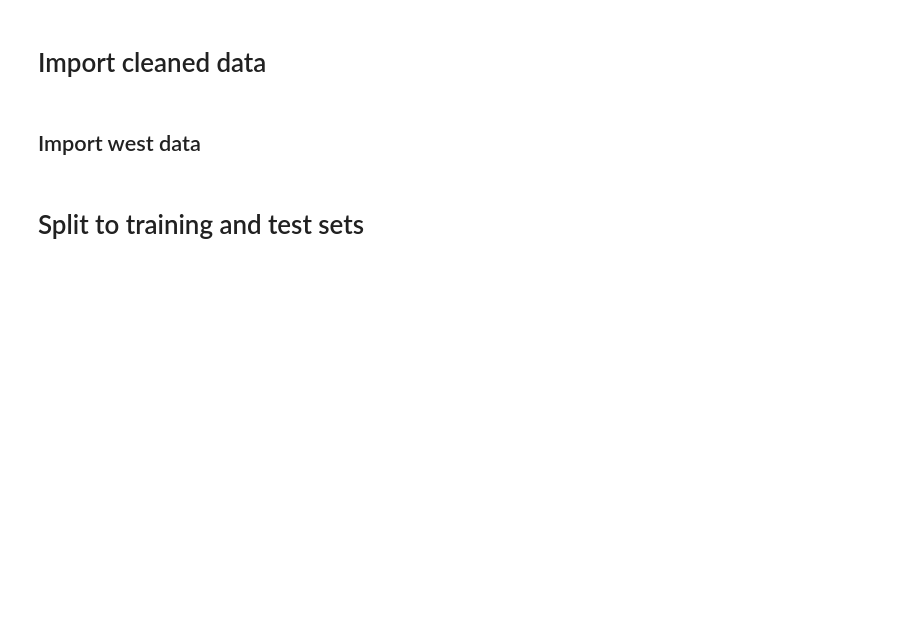
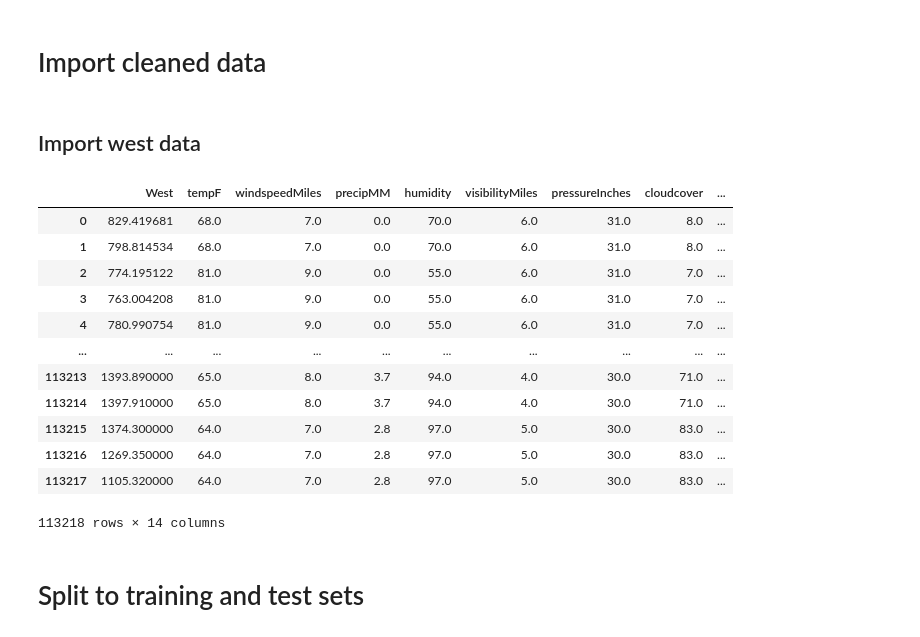
Before and after one commit to pouyashojaei/datathon-code, a Jupyter notebook: West_Forecasting_Yue.ipynb, the cells around one changed output. Cells and saved outputs as stored; diff of their text form; code cells hidden in the pictures; blank space fills up the shorter version.

```diff
--- a/West_Forecasting_Yue.ipynb
+++ b/West_Forecasting_Yue.ipynb
@@ -18,8 +18,22 @@ from tensorflow.keras.optimizers import Adam
 # %%
 west_electricity_weather_history = pd.read_csv('https://raw.githubusercontent.com/AmLunaW/datathon-code/Pouya/Cleaned%20Files_PS1/west_electricity_weather_history.csv')
 west_df = west_electricity_weather_history.drop(['index'], axis=1)
-west_df.shape
 n_rows, n_cols = west_df.shape
+west_df
+# %% [output]
+|  | West | tempF | windspeedMiles | precipMM | humidity | visibilityMiles | pressureInches | cloudcover | ... |
+| 0 | 829.419681 | 68.0 | 7.0 | 0.0 | 70.0 | 6.0 | 31.0 | 8.0 | ... |
+| 1 | 798.814534 | 68.0 | 7.0 | 0.0 | 70.0 | 6.0 | 31.0 | 8.0 | ... |
+| 2 | 774.195122 | 81.0 | 9.0 | 0.0 | 55.0 | 6.0 | 31.0 | 7.0 | ... |
+| 3 | 763.004208 | 81.0 | 9.0 | 0.0 | 55.0 | 6.0 | 31.0 | 7.0 | ... |
+| 4 | 780.990754 | 81.0 | 9.0 | 0.0 | 55.0 | 6.0 | 31.0 | 7.0 | ... |
+| ... | ... | ... | ... | ... | ... | ... | ... | ... | ... |
+| 113213 | 1393.890000 | 65.0 | 8.0 | 3.7 | 94.0 | 4.0 | 30.0 | 71.0 | ... |
+| 113214 | 1397.910000 | 65.0 | 8.0 | 3.7 | 94.0 | 4.0 | 30.0 | 71.0 | ... |
+| 113215 | 1374.300000 | 64.0 | 7.0 | 2.8 | 97.0 | 5.0 | 30.0 | 83.0 | ... |
+| 113216 | 1269.350000 | 64.0 | 7.0 | 2.8 | 97.0 | 5.0 | 30.0 | 83.0 | ... |
+| 113217 | 1105.320000 | 64.0 | 7.0 | 2.8 | 97.0 | 5.0 | 30.0 | 83.0 | ... |
+113218 rows × 14 columns
 # %% [markdown]
 # Split to training and test sets
 # %%
```
Also changed, not shown: parts of 15 cells of this notebook.
